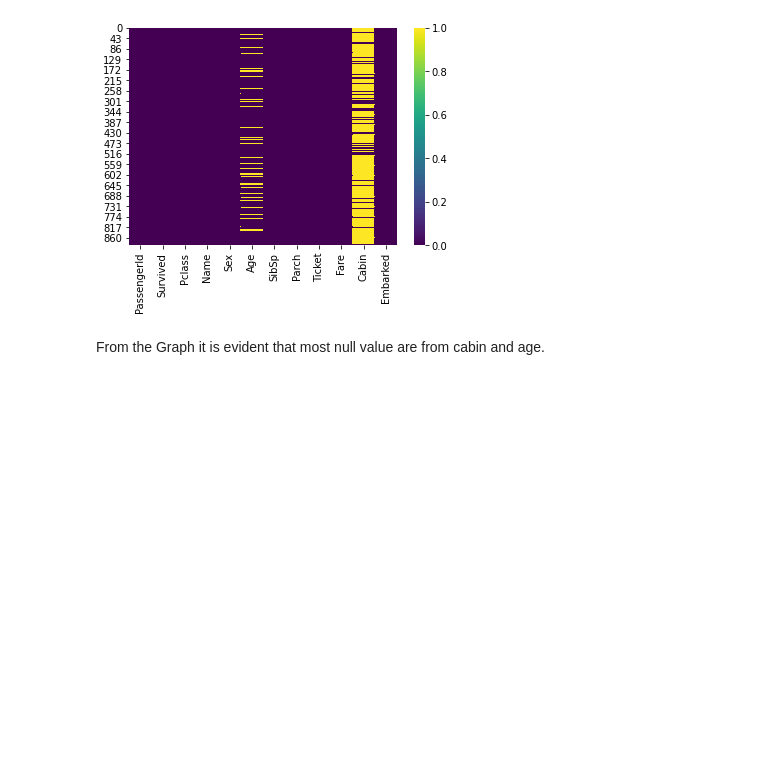
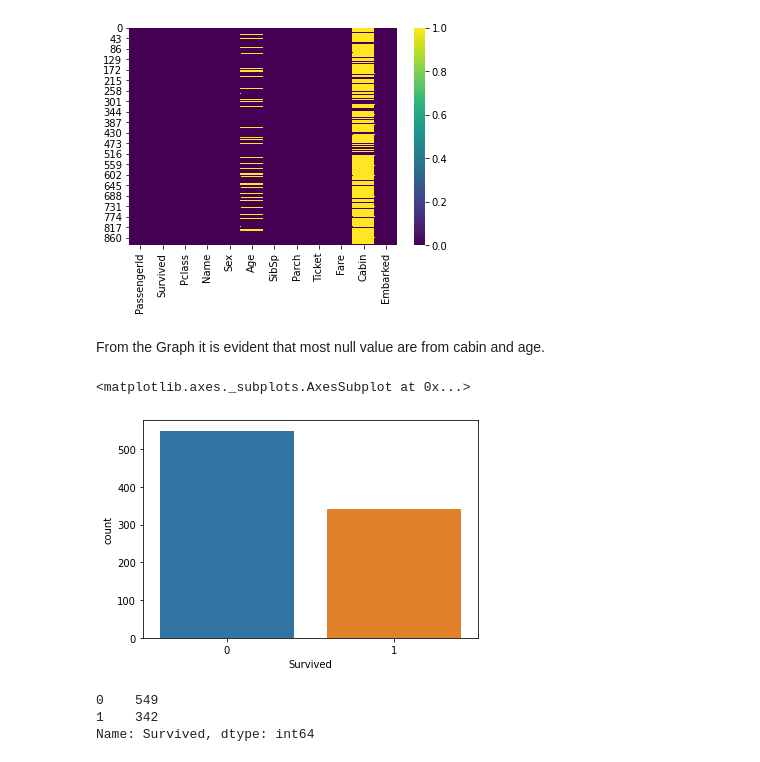
Before and after one commit to Suman-Bhandar/PythonProgramming, a Jupyter notebook: Titanic_Data_Analysis.ipynb, the cells around one changed output. Saved outputs shown, nothing was run; the diff lists cells and outputs as text; code cells hidden in the pictures; blank space fills up the shorter version.

```diff
--- a/Titanic_Data_Analysis.ipynb
+++ b/Titanic_Data_Analysis.ipynb
@@ -59,3 +59,16 @@ sns.heatmap(data.isnull(),cmap='viridis')
 [figure]
 # %% [markdown]
 From the Graph it is evident that most null value are from cabin and age.
+# %%
+#Let explore the data
+
+sns.countplot(data.Survived)
+# %% [output]
+<matplotlib.axes._subplots.AxesSubplot at 0x...>
+[figure, added]
+# %%
+data['Survived'].value_counts()
+# %% [output]
+0    549
+1    342
+Name: Survived, dtype: int64
```
Also changed, not shown: parts of 4 cells of this notebook.
